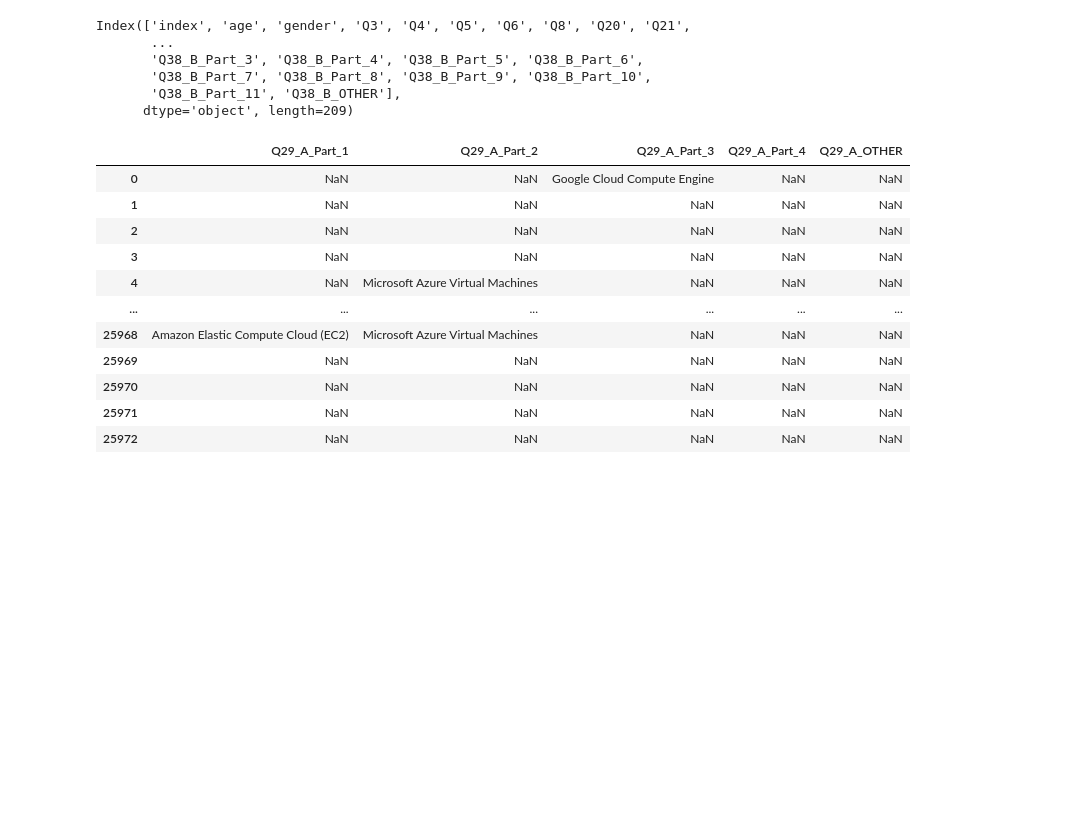
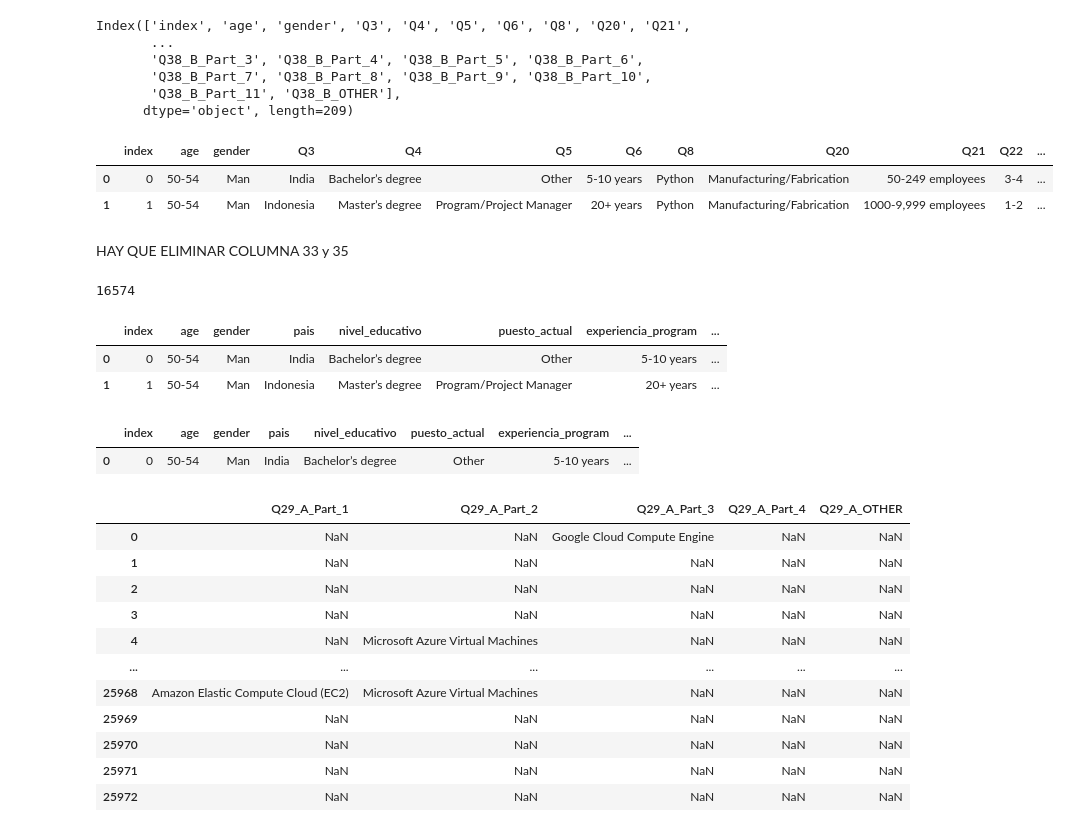
Before and after one commit to Adalab/project-DA-promo-B-modulo-2-team-1, a Jupyter notebook: limpieza.ipynb, the cells around one changed output. Drawn from its saved outputs; the diff is of its cells as text; code cells hidden in the pictures; blank space fills up the shorter version.

```diff
--- a/limpieza.ipynb
+++ b/limpieza.ipynb
@@ -67,0 +70,8 @@ Index(['index', 'age', 'gender', 'Q3', 'Q4', 'Q5', 'Q6', 'Q8', 'Q20', 'Q21',
+# %%
+df = pd.read_csv('df_columnas.csv', index_col=0)
+# %%
+df.head(2)
+# %% [output]
+|  | index | age | gender | Q3 | Q4 | Q5 | Q6 | Q8 | Q20 | Q21 | Q22 | ... |
+| 0 | 0 | 50-54 | Man | India | Bachelor’s degree | Other | 5-10 years | Python | Manufacturing/Fabrication | 50-249 employees | 3-4 | ... |
+| 1 | 1 | 50-54 | Man | Indonesia | Master’s degree | Program/Project Manager | 20+ years | Python | Manufacturing/Fabrication | 1000-9,999 employees | 1-2 | ... |
@@ -67,0 +80,2 @@ Index(['index', 'age', 'gender', 'Q3', 'Q4', 'Q5', 'Q6', 'Q8', 'Q20', 'Q21',
+# %% [markdown]
+ HAY QUE ELIMINAR COLUMNA 33 y 35
@@ -67,0 +84,4 @@ Index(['index', 'age', 'gender', 'Q3', 'Q4', 'Q5', 'Q6', 'Q8', 'Q20', 'Q21',
+# %%
+df.isnull().sum().loc['Q34']
+# %% [output]
+16574
@@ -68,3 +92,14 @@ Index(['index', 'age', 'gender', 'Q3', 'Q4', 'Q5', 'Q6', 'Q8', 'Q20', 'Q21',
+# %%
+df.head(2)
+# %% [output]
+|  | index | age | gender | pais | nivel_educativo | puesto_actual | experiencia_program | ... |
+| 0 | 0 | 50-54 | Man | India | Bachelor’s degree | Other | 5-10 years | ... |
+| 1 | 1 | 50-54 | Man | Indonesia | Master’s degree | Program/Project Manager | 20+ years | ... |
+# %%
+df.head(1)
+# %% [output]
+|  | index | age | gender | pais | nivel_educativo | puesto_actual | experiencia_program | ... |
+| 0 | 0 | 50-54 | Man | India | Bachelor’s degree | Other | 5-10 years | ... |
 # %%
 a = df_limpios3[['Q29_A_Part_1', 'Q29_A_Part_2', 'Q29_A_Part_3', 'Q29_A_Part_4', 'Q29_A_OTHER']]
 a
```
Also changed, not shown: parts of 19 cells of this notebook, 2 other files.
